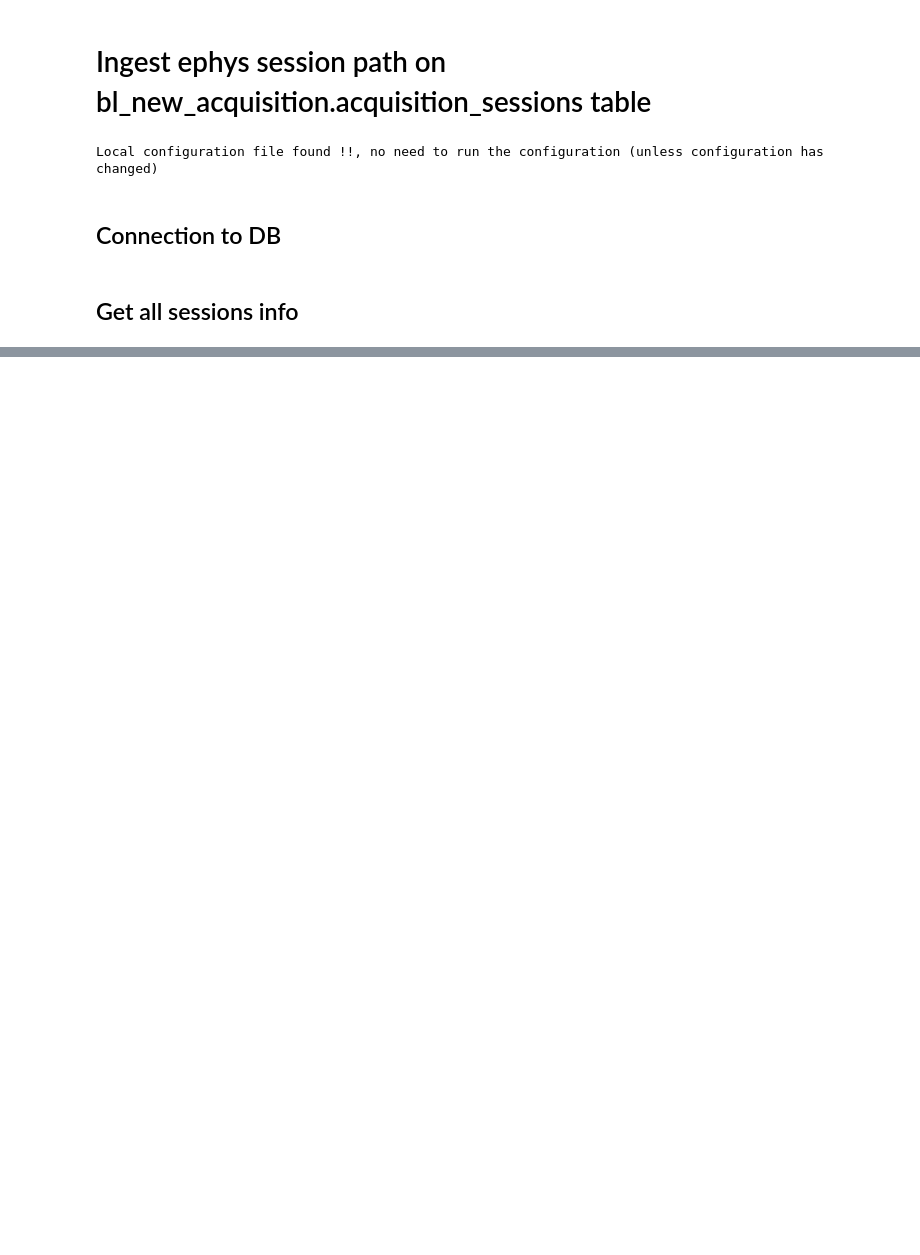
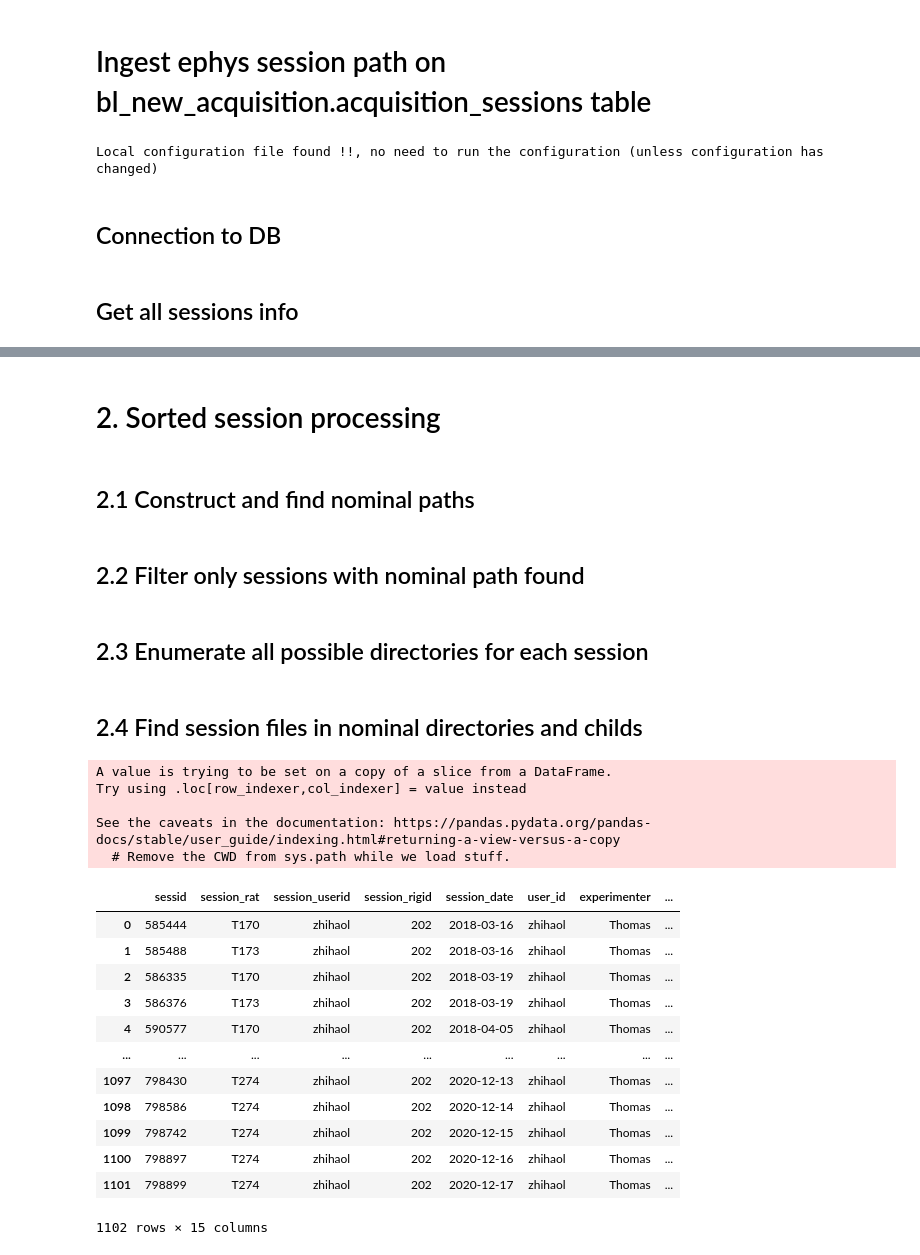
Before and after one commit to kabilar/bl_pipeline_python, a Jupyter notebook: notebooks/ingest_ephys_sessions.ipynb, the cells around one changed output, grey strips where cells are left out. Drawn from its saved outputs; the diff is of its cells as text; code cells hidden in the pictures; blank space fills up the shorter version.

```diff
--- a/notebooks/ingest_ephys_sessions.ipynb
+++ b/notebooks/ingest_ephys_sessions.ipynb
@@ -190,0 +84,53 @@ Total: 309
+# %% [markdown]
+# 2. Sorted session processing
+# %% [markdown]
+## 2.1 Construct and find nominal paths
+# %%
+cluster_root = dj.config['custom']['clustering_root_data_dir']
+raw_sessions_df_found['subject_cluster_path'] = raw_sessions_df_found.apply(lambda x: pu.combine_str_path(cluster_root, [x['experimenter'], x['session_rat']]), axis=1)
+raw_sessions_df_found['nominal_cluster_session_path'] = raw_sessions_df_found.apply(lambda x: pu.check_date_directory(x['subject_cluster_path'], x['session_date']), axis=1)
+# %% [markdown]
+## 2.2 Filter only sessions with nominal path found
+# %%
+cluster_sessions_df_nom_path_found = raw_sessions_df_found.loc[~raw_sessions_df_found['nominal_cluster_session_path'].isin(pu.path_not_found_dict.values()), :]
+cluster_sessions_df_nom_path_found = cluster_sessions_df_nom_path_found.reset_index(drop=True)
+# %% [markdown]
+## 2.3 Enumerate all possible directories for each session
+# %%
+#If multiple paths found, this will create a record for each "possibility"
+cluster_sessions_df_nom_path_found = cluster_sessions_df_nom_path_found.explode(['nominal_cluster_session_path'])
+cluster_sessions_df_nom_path_found = cluster_sessions_df_nom_path_found.sort_values(by=['sessid'])
+# %% [markdown]
+## 2.4 Find session files in nominal directories and childs
+# %%
+cluster_sessions_df_nom_path_found['real_cluster_session_path'] =\
+cluster_sessions_df_nom_path_found.apply(lambda x: pu.find_file_pattern_dir(x['nominal_cluster_session_path'],\
+                                                                     pu.file_pattern_ephys_session['sorted_np_files']),axis=1)
+
+#If several recoring files are found inside a "parent" path
+cluster_sessions_df_nom_path_found = cluster_sessions_df_nom_path_found.explode(['real_cluster_session_path'])
+
+
+cluster_sessions_df_found = cluster_sessions_df_nom_path_found.loc[~cluster_sessions_df_nom_path_found['real_cluster_session_path'].isin(pu.path_not_found_dict.values()), :]
+cluster_sessions_df_found['cluster_session_rel_path'] = cluster_sessions_df_found.loc[:,'real_cluster_session_path'].str.replace(dj.config['custom']['clustering_root_data_dir'], '', regex=False)
+cluster_sessions_df_found = cluster_sessions_df_found.reset_index(drop=True)
+cluster_sessions_df_found
+# %% [output]
+A value is trying to be set on a copy of a slice from a DataFrame.
+Try using .loc[row_indexer,col_indexer] = value instead
+
+See the caveats in the documentation: https://pandas.pydata.org/pandas-docs/stable/user_guide/indexing.html#returning-a-view-versus-a-copy
+  # Remove the CWD from sys.path while we load stuff.
+|  | sessid | session_rat | session_userid | session_rigid | session_date | user_id | experimenter | ... |
+| 0 | 585444 | T170 | zhihaol | 202 | 2018-03-16 | zhihaol | Thomas | ... |
+| 1 | 585488 | T173 | zhihaol | 202 | 2018-03-16 | zhihaol | Thomas | ... |
+| 2 | 586335 | T170 | zhihaol | 202 | 2018-03-19 | zhihaol | Thomas | ... |
+| 3 | 586376 | T173 | zhihaol | 202 | 2018-03-19 | zhihaol | Thomas | ... |
+| 4 | 590577 | T170 | zhihaol | 202 | 2018-04-05 | zhihaol | Thomas | ... |
+| ... | ... | ... | ... | ... | ... | ... | ... | ... |
+| 1097 | 798430 | T274 | zhihaol | 202 | 2020-12-13 | zhihaol | Thomas | ... |
+| 1098 | 798586 | T274 | zhihaol | 202 | 2020-12-14 | zhihaol | Thomas | ... |
+| 1099 | 798742 | T274 | zhihaol | 202 | 2020-12-15 | zhihaol | Thomas | ... |
+| 1100 | 798897 | T274 | zhihaol | 202 | 2020-12-16 | zhihaol | Thomas | ... |
+| 1101 | 798899 | T274 | zhihaol | 202 | 2020-12-17 | zhihaol | Thomas | ... |
+1102 rows × 15 columns
```
Also changed, not shown: parts of 45 cells of this notebook, 2 other files.
